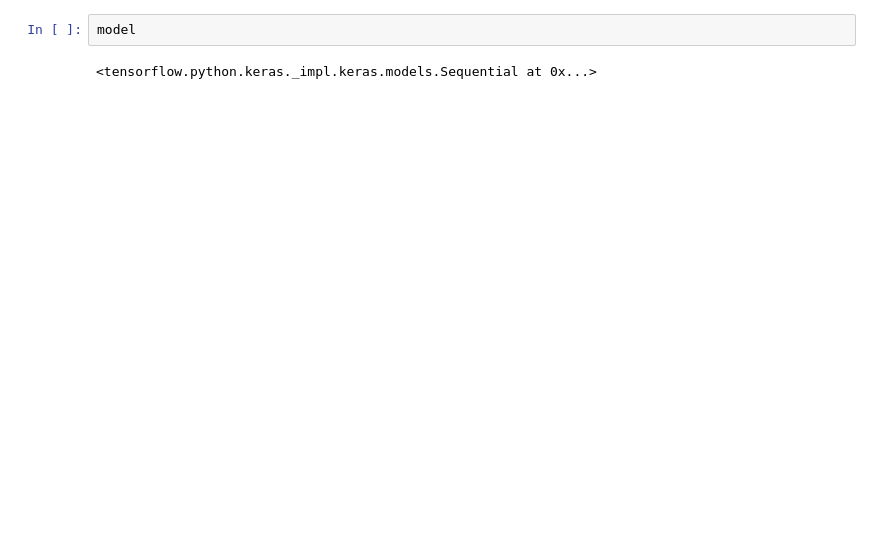
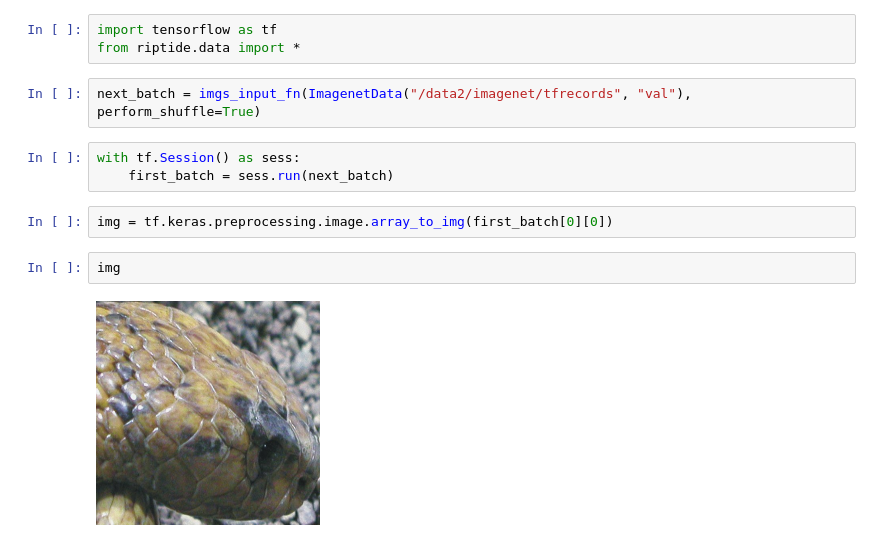
Before and after one commit to jwfromm/Riptide, a Jupyter notebook: Testing.ipynb, the cells around one changed output. Drawn from its saved outputs; the diff is of its cells as text; blank space fills up the shorter version.

Commit message:
got imagenet tfrecords finally working

```diff
--- a/Testing.ipynb
+++ b/Testing.ipynb
@@ -12,4 +1,14 @@ from tensorflow.python.keras.layers import Input
-# %%
-model
-# %% [output]
-<tensorflow.python.keras._impl.keras.models.Sequential at 0x...>
+# %%
+import tensorflow as tf
+from riptide.data import *
+# %%
+next_batch = imgs_input_fn(ImagenetData("/data2/imagenet/tfrecords", "val"), perform_shuffle=True)
+# %%
+with tf.Session() as sess:
+    first_batch = sess.run(next_batch)
+# %%
+img = tf.keras.preprocessing.image.array_to_img(first_batch[0][0])
+# %%
+img
+# %% [output]
+[figure, added]
```
Also changed, not shown: parts of 3 cells of this notebook, 3 other files.
